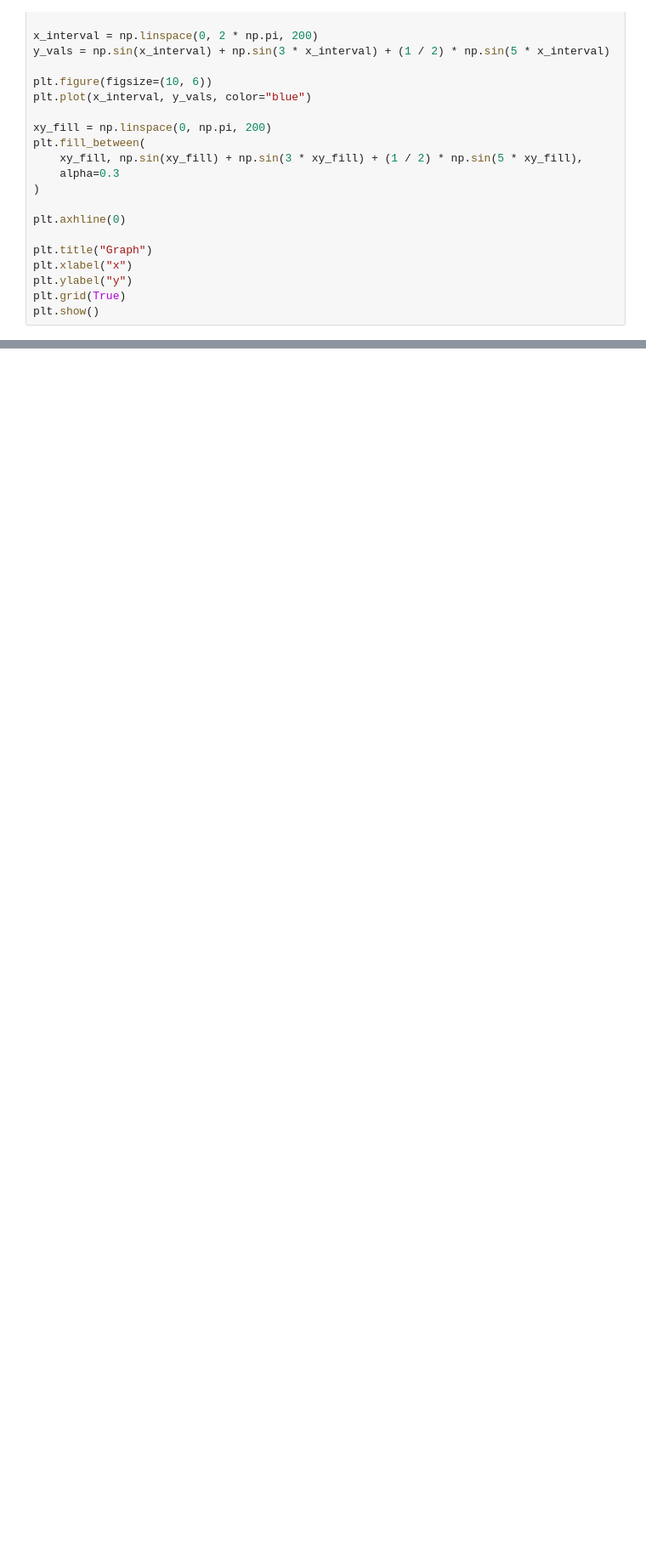
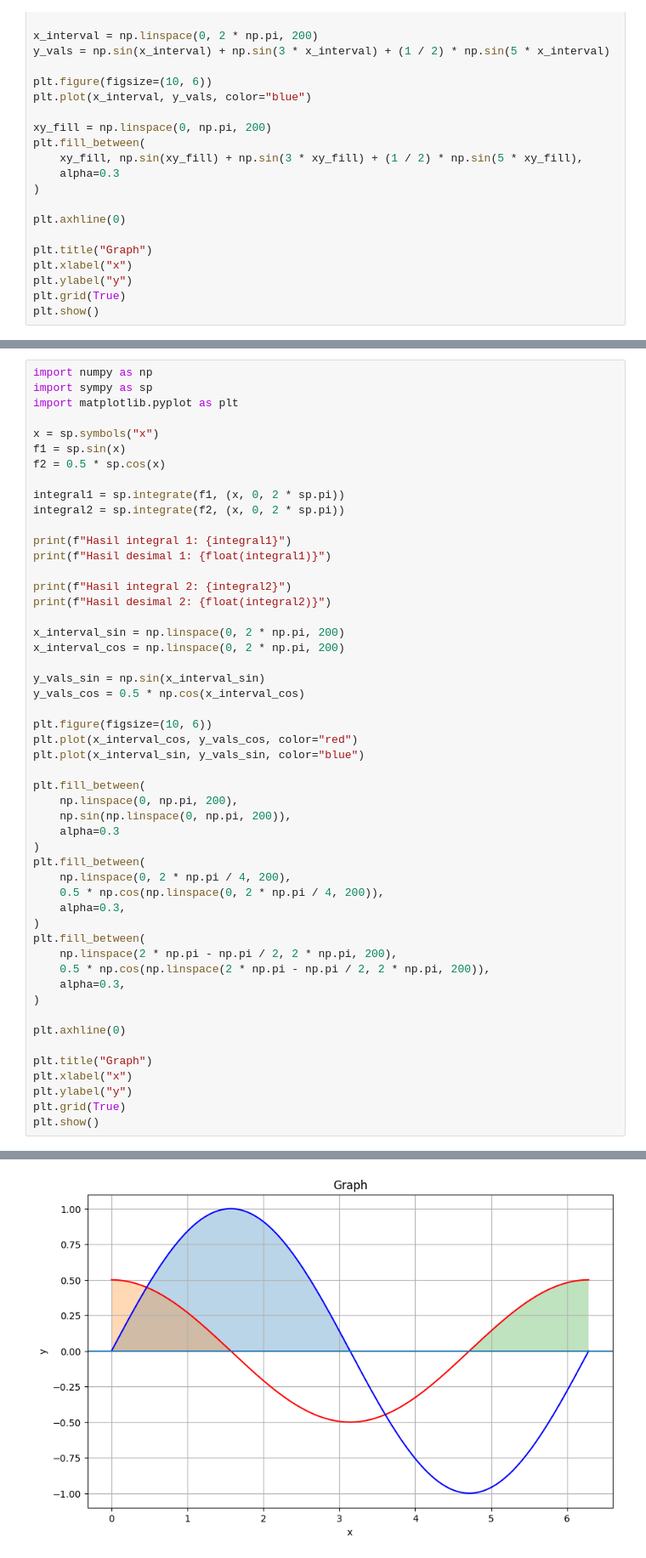
Before and after one commit to ValerieAttila09/math-py, a Jupyter notebook: calculus-2.ipynb, the cells around one changed output, grey strips where cells are left out. Shown at 85% size. Saved outputs shown, nothing was run; the diff lists cells and outputs as text; blank space fills up the shorter version.

```diff
--- a/calculus-2.ipynb
+++ b/calculus-2.ipynb
@@ -111,0 +155,52 @@ Hasil desimal: 5.869604401089359
+# %%
+import numpy as np
+import sympy as sp
+import matplotlib.pyplot as plt
+
+x = sp.symbols("x")
+f1 = sp.sin(x)
+f2 = 0.5 * sp.cos(x)
+
+integral1 = sp.integrate(f1, (x, 0, 2 * sp.pi))
+integral2 = sp.integrate(f2, (x, 0, 2 * sp.pi))
+
+print(f"Hasil integral 1: {integral1}")
+print(f"Hasil desimal 1: {float(integral1)}")
+
+print(f"Hasil integral 2: {integral2}")
+print(f"Hasil desimal 2: {float(integral2)}")
+
+x_interval_sin = np.linspace(0, 2 * np.pi, 200)
+x_interval_cos = np.linspace(0, 2 * np.pi, 200)
+
+y_vals_sin = np.sin(x_interval_sin)
+y_vals_cos = 0.5 * np.cos(x_interval_cos)
+
+plt.figure(figsize=(10, 6))
+plt.plot(x_interval_cos, y_vals_cos, color="red")
+plt.plot(x_interval_sin, y_vals_sin, color="blue")
+
+plt.fill_between(
+    np.linspace(0, np.pi, 200),
+    np.sin(np.linspace(0, np.pi, 200)),
+    alpha=0.3
+)
+plt.fill_between(
+    np.linspace(0, 2 * np.pi / 4, 200),
+    0.5 * np.cos(np.linspace(0, 2 * np.pi / 4, 200)),
+    alpha=0.3,
+)
+plt.fill_between(
+    np.linspace(2 * np.pi - np.pi / 2, 2 * np.pi, 200),
+    0.5 * np.cos(np.linspace(2 * np.pi - np.pi / 2, 2 * np.pi, 200)),
+    alpha=0.3,
+)
+
+plt.axhline(0)
+
+plt.title("Graph")
+plt.xlabel("x")
+plt.ylabel("y")
+plt.grid(True)
+plt.show()
+# %% [output]
@@ -111,0 +211 @@ Hasil desimal: 5.869604401089359
+[figure, added]
```
Also changed, not shown: parts of 6 cells of this notebook.
